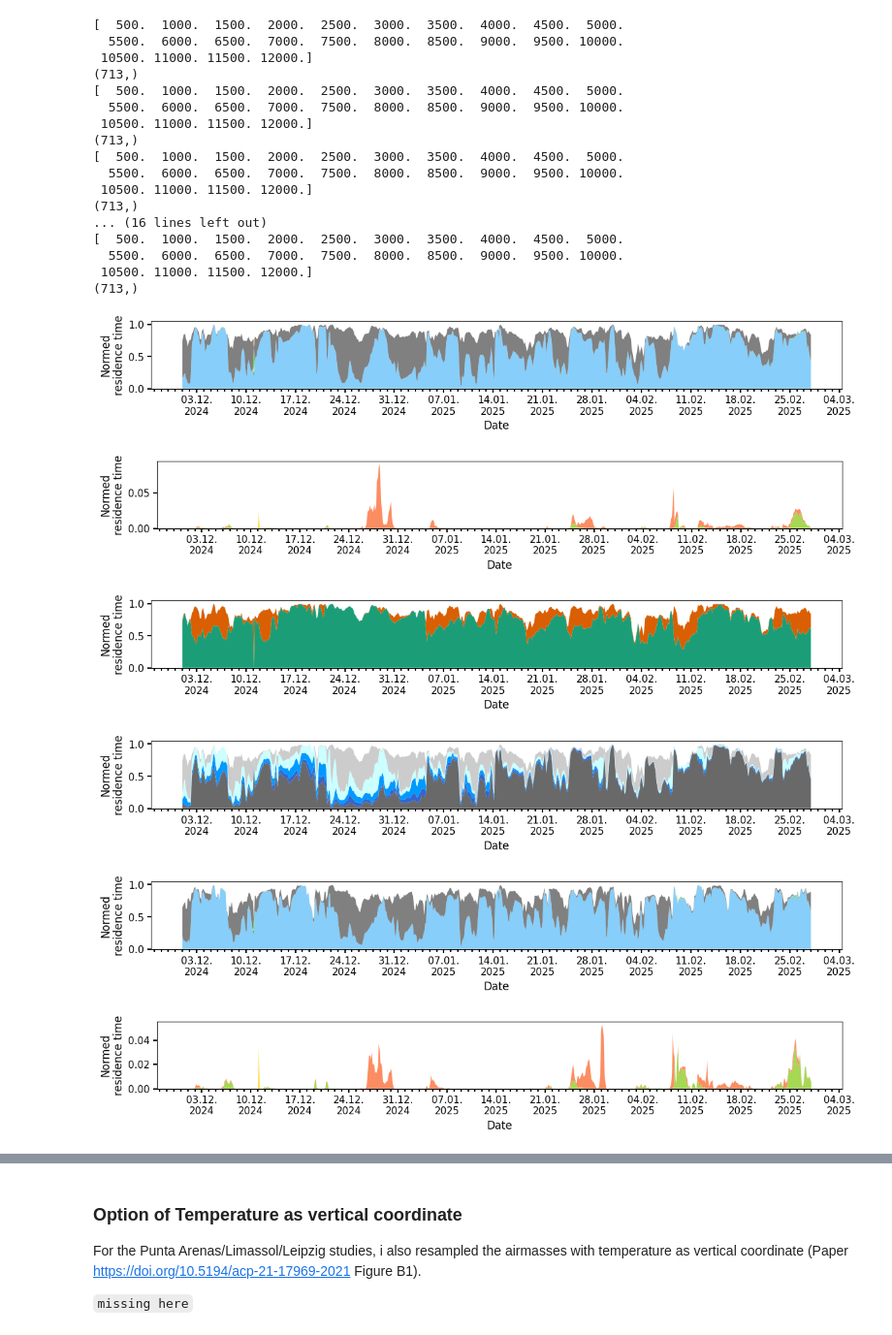
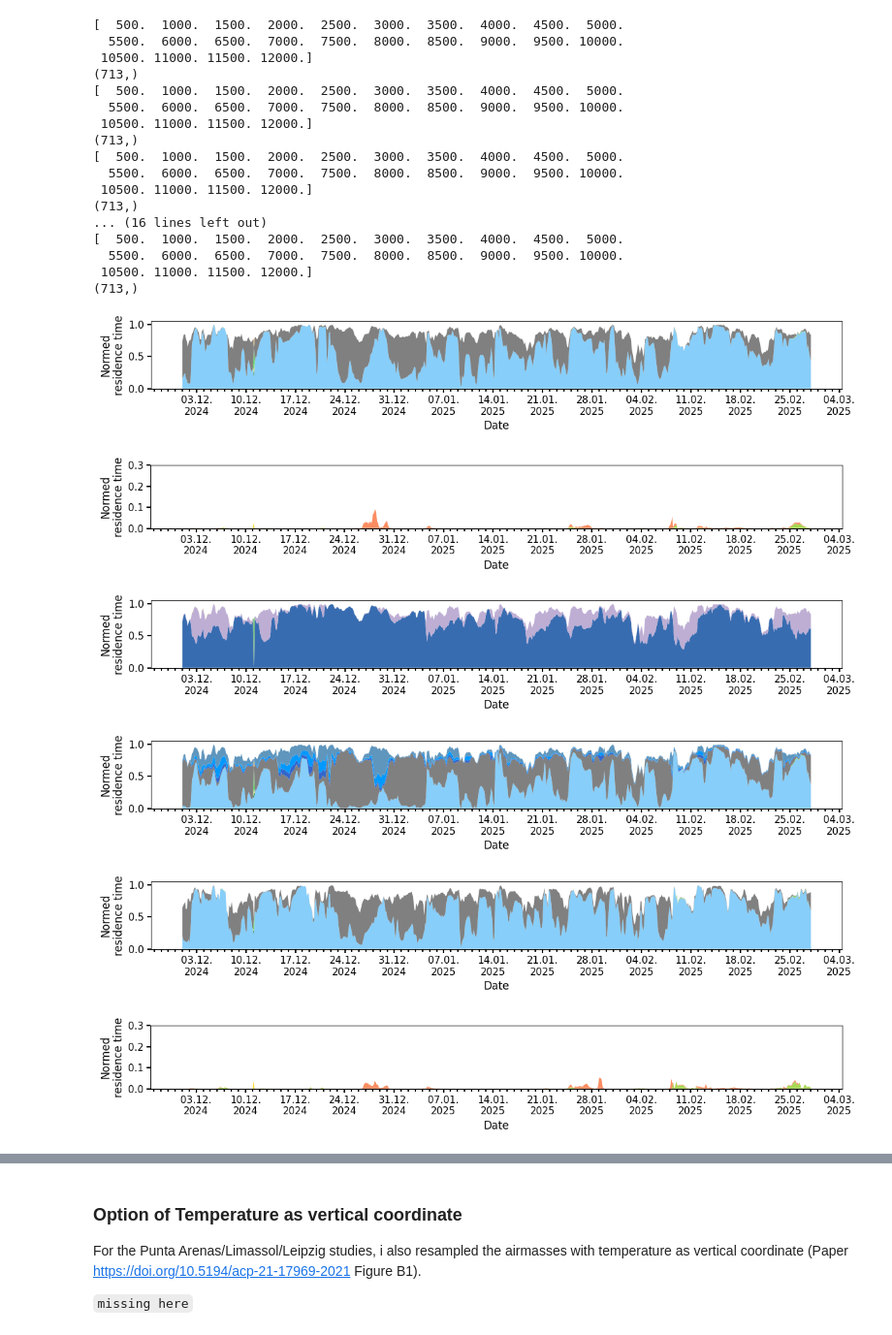
Before and after one commit to martin-rdz/trace_airmass_longterm_analysis, a Jupyter notebook: 2025-07-24_trace_longterm_neumayer_oracles.ipynb, the cells around one changed output, grey strips where cells are left out. Shown at 97% size. Drawn from its saved outputs; the diff is of its cells as text; code cells hidden in the pictures.

Commit message:
use sea ice v2, update some colormaps

```diff
--- a/2025-07-24_trace_longterm_neumayer_oracles.ipynb
+++ b/2025-07-24_trace_longterm_neumayer_oracles.ipynb
@@ -116,11 +96,15 @@ except:
     lat_avail = False
 
 try:
-    airmass_source_si= larda.read(model, "seaice_below" + reception_height, [begin_dt,end_dt], plot_range)
+    # airmass_source_si= larda.read(model, "seaice_below" + reception_height, [begin_dt,end_dt], plot_range)
+    airmass_source_si= larda.read(model, "seaice_v2_below" + reception_height, [begin_dt,end_dt], plot_range)
     print(airmass_source_si["var_definition"])
     si_avail = True
     airmass_source_si['var'][airmass_source_si['var'] < 0] = 0
     #airmass_source_lat["var_definition"] = {0: '<60', 1: '>60'}
+    airmass_source_si["var_definition"] = {
+        0: 'Water', 1: 'Forest', 2: 'Savanna/shrub', 3: 'Grass/crop', 4: 'Urban', 5: 'Snow/ice', 6: 'Barren',
+        7: 'Sea ice 1..30', 8: 'Sea ice 30..80', 9: 'Sea_ice >80'}
 except:
     si_avail = False
 
@@ -271,7 +198,15 @@ gn_colors = [(0.65098039215686276, 0.84705882352941175, 0.32941176470588235, 1.0
 ls_colors = ['lightskyblue', 'seagreen', 'khaki', '#6edd6e', 'darkmagenta', 'gray', 'tan']
 
 # lat colors
-lat_colors = [matplotlib.cm.get_cmap('Dark2')(i) for i in np.linspace(0,1,6)]
+lat_colors = [
+    (0.2196078431372549, 0.4235294117647059, 0.6901960784313725, 1.0), #blue
+    (0.7450980392156863, 0.6823529411764706, 0.8313725490196079, 1.0), #violet
+    (0.9, 0.9, 0.2, 1.0),  # yellow
+    (0.7490196078431373, 0.3568627450980392, 0.09019607843137253, 1.0), #brown
+    (0.4980392156862745, 0.788235294117647, 0.4980392156862745, 1.0), #green
+    (0.5, 0.5, 0.5, 1.0) # grey
+            ]
+#lat_colors = [matplotlib.cm.get_cmap('Dark2')(i) for i in np.linspace(0,1,6)]
 
 # sea ice colors
 si_colors = [
@@ -282,6 +217,9 @@ si_colors = [
             (0.8, 1.0, 1.0, 1.0), # cyan
             (0.8, 0.8, 0.8, 1.0), # grey
             ]
+
+si_colors = ['lightskyblue', 'seagreen', 'khaki', '#6edd6e', 'darkmagenta', 'gray', 'tan',
+             (0.2, 0.4, 0.8, 1.0), (0.0, 0.6, 1.0, 1.0), (0.373, 0.588, 0.741, 1.0),]
 # %%
 outpath = 'plots_longterm_neumayer'
 
@@ -386,6 +324,11 @@ def plot_time_series_lowermost_highres(airmass_source, colors, ih):
     ax.xaxis.set_major_locator(matplotlib.dates.DayLocator(interval=7))
     ax.xaxis.set_minor_locator(matplotlib.dates.DayLocator(interval=1))
     ax.xaxis.set_major_formatter(matplotlib.dates.DateFormatter('%d.%m.\n%Y'))
+
+    if np.max(airmass_source['var']) < 0.3:
+        ax.set_ylim(0,0.3)
+    else:
+        ax.set_ylim(0,1.05)
 
     ax.tick_params(axis='both', which='major',
                       width=1.5, length=4, labelsize=11)
@@ -426,35 +369,35 @@ fig, ax = plot_time_series_lowermost_highres(airmass_source_gn, gn_colors, ih)
 fname = f'{outpath}/{campaign}_receph{reception_height}_gn_time_series_hr_stacked_{height}m'
 plt.savefig(fname+'.png', dpi=250)
 
 if lat_avail:
     fig, ax = plot_time_series_lowermost_highres(airmass_source_lat, lat_colors, ih)
     fname = f'{outpath}/{campaign}_receph{reception_height}_lat_time_series_hr_stacked_{height}m'
     plt.savefig(fname+'.png', dpi=250)
 
 fig, ax = plot_time_series_lowermost_highres(airmass_source_si, si_colors, ih)
 fname = f'{outpath}/{campaign}_receph{reception_height}_si_time_series_hr_stacked_{height}m'
 plt.savefig(fname+'.png', dpi=250)
 # %% [output]
 [  500.  1000.  1500.  2000.  2500.  3000.  3500.  4000.  4500.  5000.
   5500.  6000.  6500.  7000.  7500.  8000.  8500.  9000.  9500. 10000.
  10500. 11000. 11500. 12000.]
 (713,)
 [  500.  1000.  1500.  2000.  2500.  3000.  3500.  4000.  4500.  5000.
   5500.  6000.  6500.  7000.  7500.  8000.  8500.  9000.  9500. 10000.
  10500. 11000. 11500. 12000.]
 (713,)
 [  500.  1000.  1500.  2000.  2500.  3000.  3500.  4000.  4500.  5000.
   5500.  6000.  6500.  7000.  7500.  8000.  8500.  9000.  9500. 10000.
  10500. 11000. 11500. 12000.]
 (713,)
 ... (16 lines left out)
 [  500.  1000.  1500.  2000.  2500.  3000.  3500.  4000.  4500.  5000.
   5500.  6000.  6500.  7000.  7500.  8000.  8500.  9000.  9500. 10000.
  10500. 11000. 11500. 12000.]
 (713,)
 [figure]
-[figure, old version]
+[figure, new version]
-[figure, old version]
+[figure, new version]
-[figure, old version]
+[figure, new version]
 [figure]
-[figure, old version]
+[figure, new version]
```
Also changed, not shown: parts of 11 cells of this notebook.
